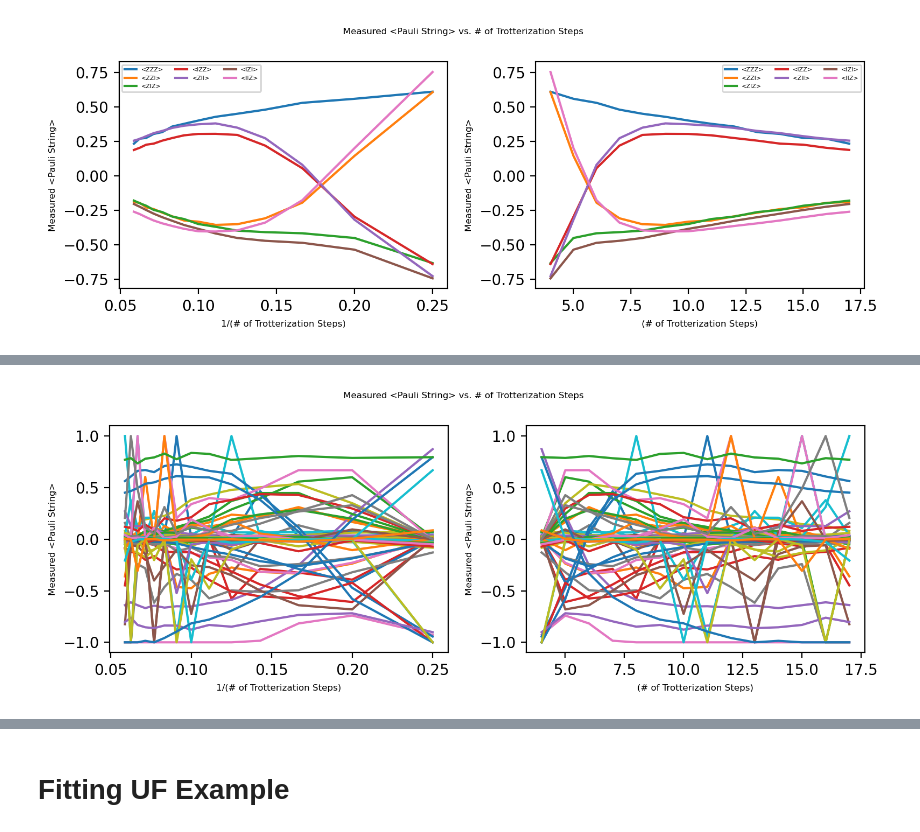
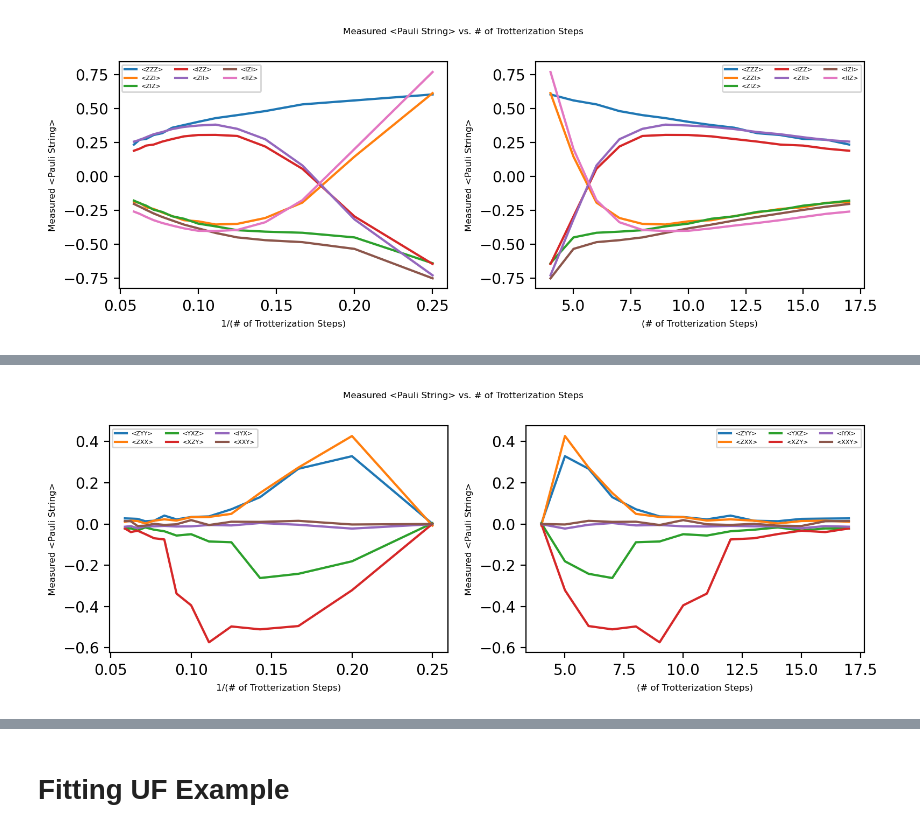
Before and after one commit to Phionx/trotts, a Jupyter notebook: explore/zne_unitary_folding_noise_sim.ipynb, the cells around one changed output, grey strips where cells are left out. Drawn from its saved outputs; the diff is of its cells as text; code cells hidden in the pictures.

```diff
--- a/explore/zne_unitary_folding_noise_sim.ipynb
+++ b/explore/zne_unitary_folding_noise_sim.ipynb
@@ -57,7 +57,7 @@ sim = QasmSimulator()
 # Capture Data
 # %%
 # results = gen_results(qcs, backend=sim_noisy_jakarta, label="data/3cnot_noise_sim_unitary_folding", reps=2)
-results = np.load('data/3cnot_noise_sim_unitary_folding_results_20220422__171952.npy',allow_pickle=True).item()
+results = np.load('data/3cnot_noise_sim_unitary_folding_results_20220423__112000.npy',allow_pickle=True).item()
 # %% [markdown]
 # Run Analysis
 # %%
@@ -90,4 +106,4 @@ axs = plot_uf_parity(res_analysis, parity_strings=["ZZZ", "ZZI", "ZIZ", "IZZ", "
 # %%
-axs = plot_uf_parity(res_analysis)#, parity_strings=["ZZZ", "ZZI", "ZIZ", "IZZ", "ZII", "IZI", "IIZ"], legend=True)
+axs = plot_uf_parity(res_analysis, legend=True, parity_strings=["ZYY", "ZXX", "YXZ", "XZY", "IYX", "XXY"])
 # %% [output]
-[figure, old version]
+[figure, new version]
```
Also changed, not shown: parts of 10 cells of this notebook, 3 other files.
